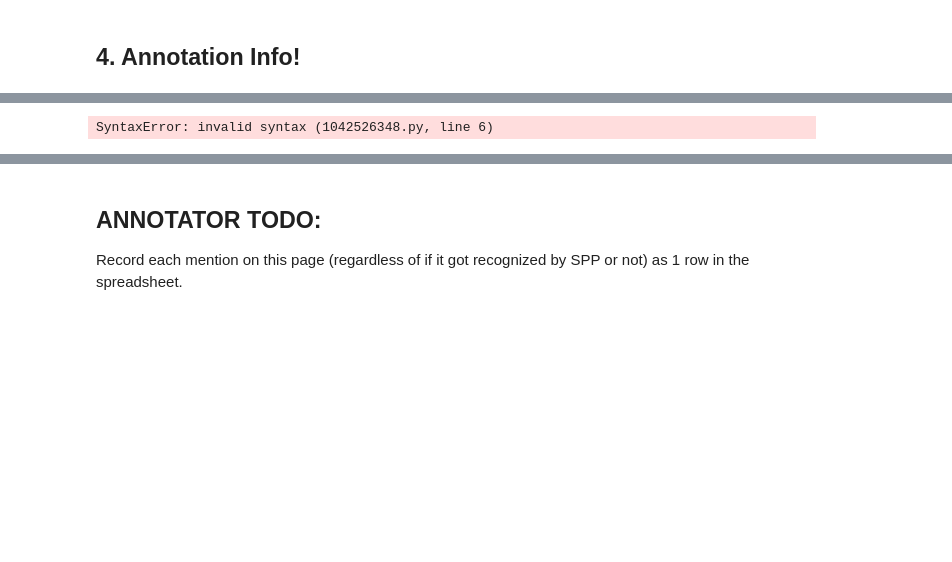
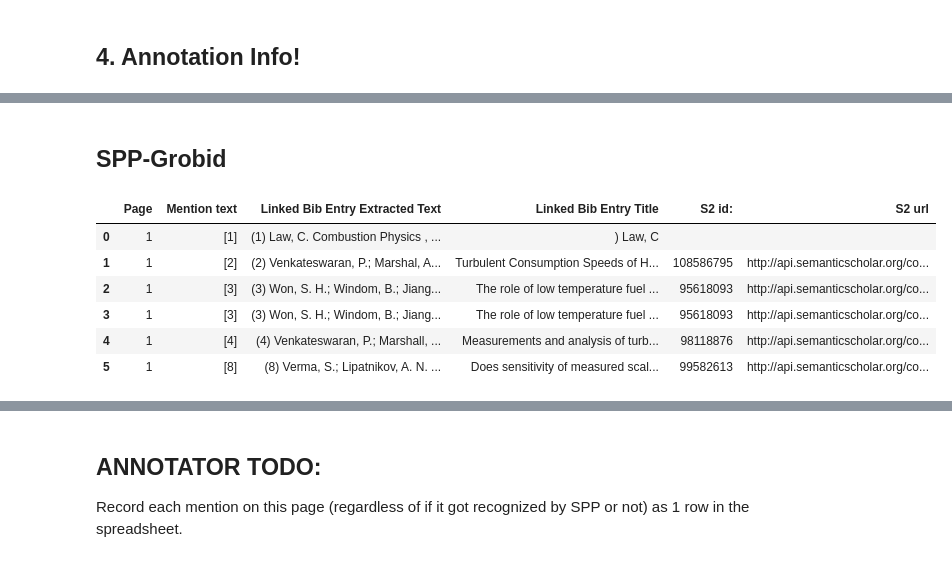
Before and after one commit to allenai/mmda, a Jupyter notebook: src/ai2_internal/evaluation_notebooks/end_to_end_eval_easier.ipynb, the cells around one changed output, grey strips where cells are left out. Drawn from its saved outputs; the diff is of its cells as text; code cells hidden in the pictures; blank space fills up the shorter version.

```diff
--- a/src/ai2_internal/evaluation_notebooks/end_to_end_eval_easier.ipynb
+++ b/src/ai2_internal/evaluation_notebooks/end_to_end_eval_easier.ipynb
@@ -270,10 +298,10 @@ page to annotate: 0
 # %%
-# gives table of SPP mentions and their corresponding bib_entry ids
+# code to give table of mentions and their linked bib_entry ids
 # (if the doc is annotated with bib_entries), and s2 linked papers
 import pandas as pd
 from IPython.display import HTML
 
-def generate_ref_info(mmda_doc)
+def generate_ref_info(mmda_doc):
     if 'bib_entries' in mmda_doc.fields:
         s2_ids = get_s2_ids(mmda_doc)
         ref_info = {
@@ -281,8 +309,8 @@ def generate_ref_info(mmda_doc)
             "Page": [citation_mention.pages[0].id for citation_mention in mmda_doc.citation_mentions],
             "Mention text": [citation_mention.symbols for citation_mention in mmda_doc.citation_mentions],
             # Bib entry and title texts are DWP "words".texts
-            "Linked Bib Entry Extracted Text": [get_full_bib_entry_text(citation_mention.id) for citation_mention in mmda_doc.citation_mentions],
-            "Linked Bib Entry Title": [get_bib_entry_title(citation_mention.id) for citation_mention in mmda_doc.citation_mentions],
+            "Linked Bib Entry Extracted Text": [get_full_bib_entry_text(citation_mention.id, mmda_doc) for citation_mention in mmda_doc.citation_mentions],
+            "Linked Bib Entry Title": [get_bib_entry_title(citation_mention.id, mmda_doc) for citation_mention in mmda_doc.citation_mentions],
             # "Linked Bib id": [citation_links[citation_mention.id] for citation_mention in mmda_doc.citation_mentions],
             "S2 id:": [ids if ids != str(-1) else " " for ids in s2_ids],
             "S2 url": [f"http://api.semanticscholar.org/corpusid:{ids}" if ids != str(-1) else " " for ids in s2_ids]
@@ -298,19 +326,26 @@ def generate_ref_info(mmda_doc)
             "S2 url": ["no bibs" for citation_mention in mmda_doc.citation_mentions]
             }
     return ref_info
-
-spp_grobid_ref_info = generate_ref_info(spp_grobid_doc)
-
-spp_grobid_df = pd.DataFrame.from_dict(spp_grobid_ref_info, orient='index')
-spp_grobid_df = spp_grobid_df.transpose()
-
-# selecting rows based on random page selected to annotate
-# you can comment the line below out to see all mentions across all pages
-# spp_df = spp_df[spp_df['Page'] == annot_page]
-
-
-# make s2 links clickable
-print("SPP-Grobid:")
-HTML(spp_grobid_df.to_html(render_links=True, escape=False))
-# %% [output]
-SyntaxError: invalid syntax (1042526348.py, line 6)
+# %% [markdown]
+## SPP-Grobid
+# %%
+ref_info = generate_ref_info(spp_grobid_doc)
+
+df = pd.DataFrame.from_dict(ref_info, orient='index')
+df = df.transpose()
+
+# selecting rows based on random page selected to annotate
+# you can comment the line below out to see all mentions across all pages
+df = df[df['Page'] == annot_page]
+
+
+# make s2 links clickable
+HTML(df.to_html(render_links=True, escape=False))
+# %% [output]
+|  | Page | Mention text | Linked Bib Entry Extracted Text | Linked Bib Entry Title | S2 id: | S2 url |
+| 0 | 1 | [1] | (1) Law, C. Combustion Physics , ... | ) Law, C |  |  |
+| 1 | 1 | [2] | (2) Venkateswaran, P.; Marshal, A... | Turbulent Consumption Speeds of H... | 108586795 | http://api.semanticscholar.org/co... |
+| 2 | 1 | [3] | (3) Won, S. H.; Windom, B.; Jiang... | The role of low temperature fuel ... | 95618093 | http://api.semanticscholar.org/co... |
+| 3 | 1 | [3] | (3) Won, S. H.; Windom, B.; Jiang... | The role of low temperature fuel ... | 95618093 | http://api.semanticscholar.org/co... |
+| 4 | 1 | [4] | (4) Venkateswaran, P.; Marshall, ... | Measurements and analysis of turb... | 98118876 | http://api.semanticscholar.org/co... |
+| 5 | 1 | [8] | (8) Verma, S.; Lipatnikov, A. N. ... | Does sensitivity of measured scal... | 99582613 | http://api.semanticscholar.org/co... |
```
Also changed, not shown: parts of 15 cells of this notebook.
